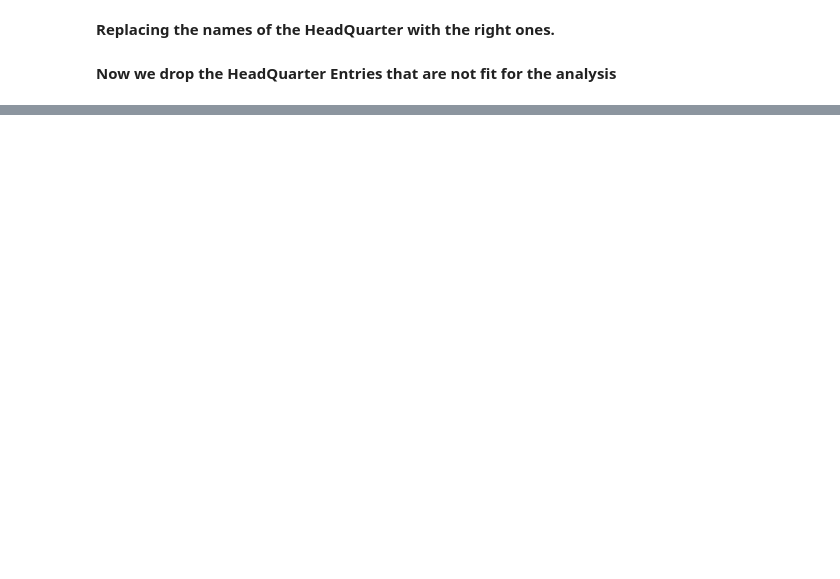
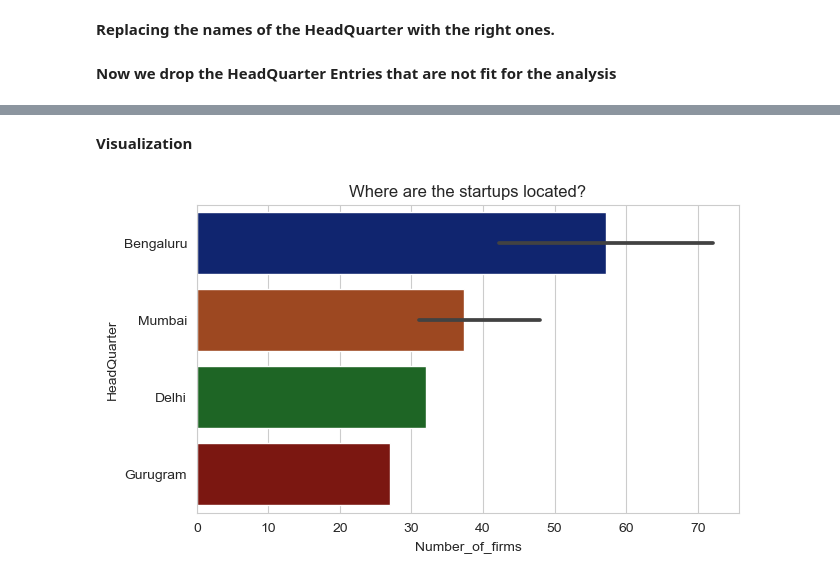
Before and after one commit to musah29/Analysis_of_Indian_Startup_Ecosystem, a Jupyter notebook: BEIJING.ipynb, the cells around one changed output, grey strips where cells are left out. Drawn from its saved outputs; the diff is of its cells as text; code cells hidden in the pictures; blank space fills up the shorter version.

```diff
--- a/BEIJING.ipynb
+++ b/BEIJING.ipynb
@@ -432,0 +538,5 @@ df_startup.columns[2]
+# %%
+startup_location = df_startup.groupby(['HeadQuarter','Sector'])['Company/Brand'].count().reset_index(name='Number_of_firms')
+startup_location = startup_location.sort_values(by='Number_of_firms', ascending=False).head(10)
+
+startup_location
@@ -432,0 +555,10 @@ df_startup.columns[2]
+# %% [markdown]
+<b>Visualization<b>
+# %%
+plt.figure(figsize=(7,4))
+plt.title('Where are the startups located?')
+sns.set_style(style='whitegrid')
+sns.barplot(x='Number_of_firms',y='HeadQuarter', palette='dark', data=startup_location, orient='h')
+plt.show()
+# %% [output]
+[figure, added]
```
Also changed, not shown: parts of 70 cells of this notebook.
